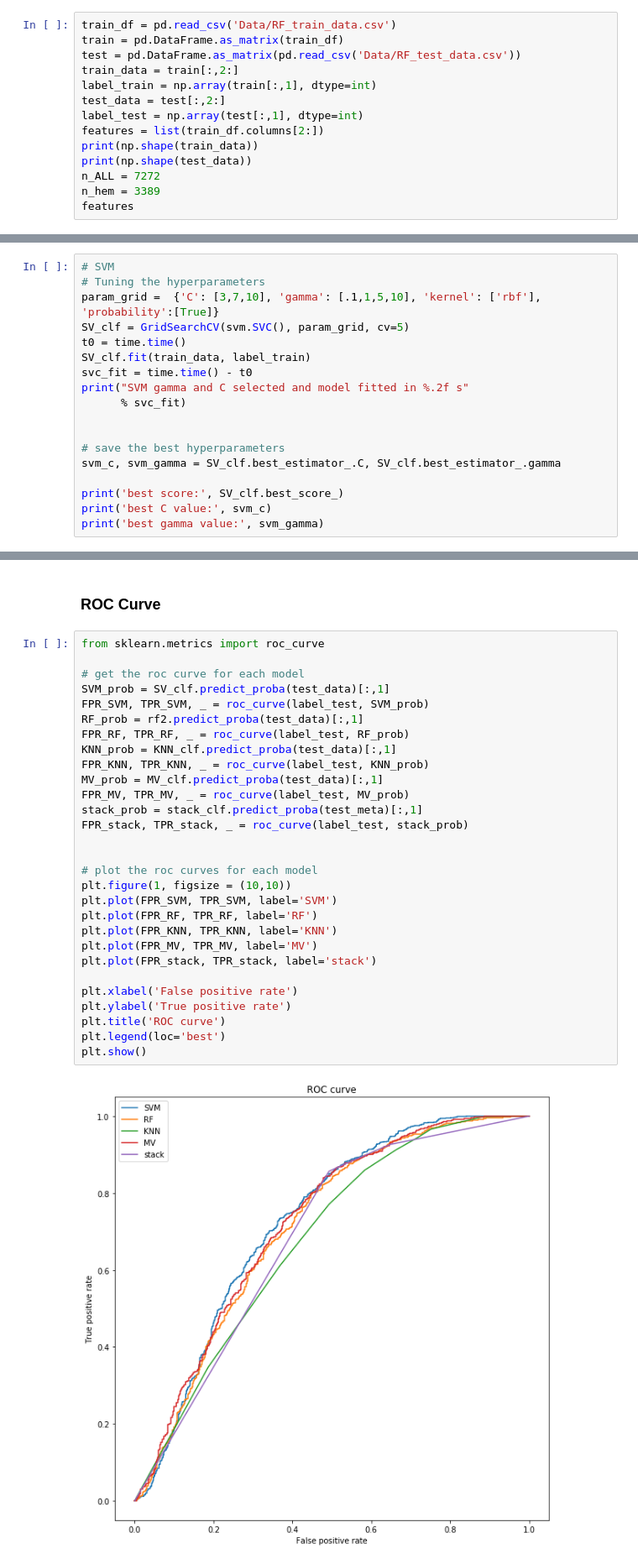
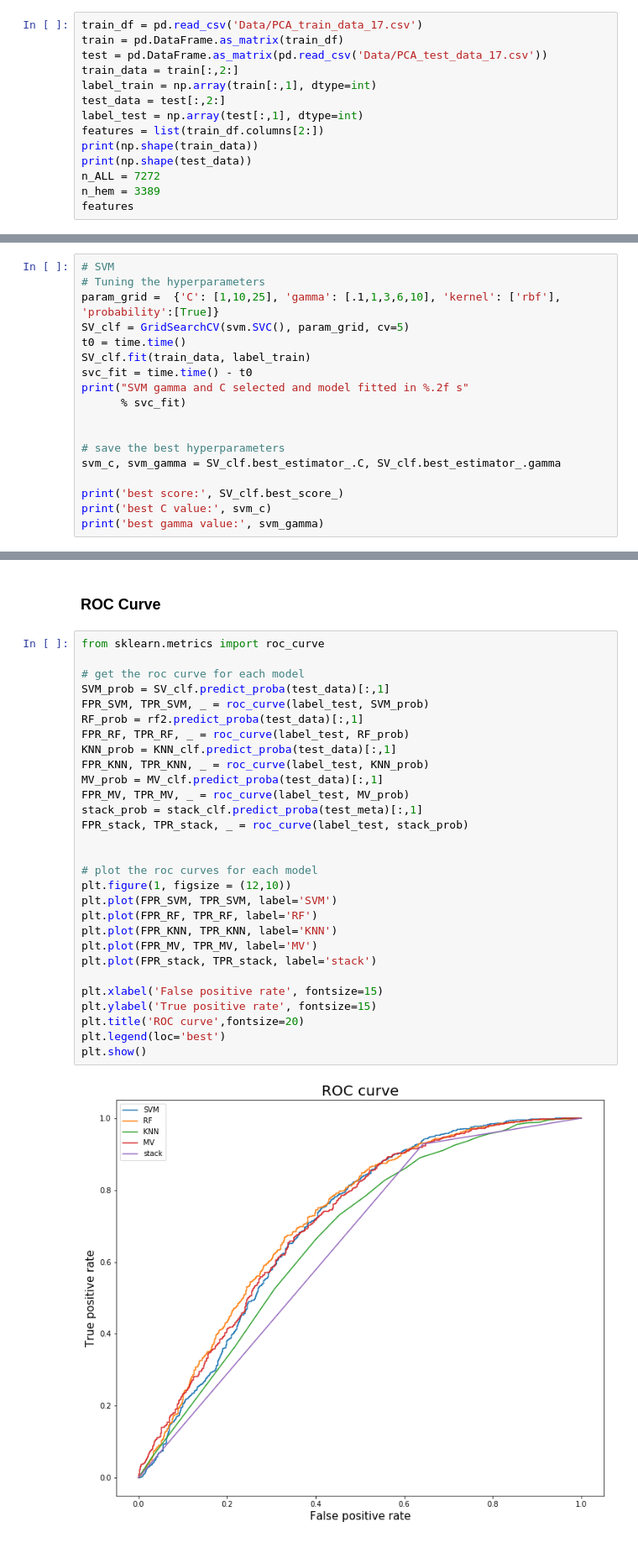
Before and after one commit to ansel-z/CX4240-Cancer-Cell-Classfication-Project, a Jupyter notebook: Classification.ipynb, the cells around one changed output, grey strips where cells are left out. Shown: that part at 84% size. Drawn from its saved outputs; the diff is of its cells as text.

Commit message:
figures added

```diff
--- a/Classification.ipynb
+++ b/Classification.ipynb
@@ -42,9 +42,9 @@ from mlens.metrics import make_scorer
 # %% [markdown]
 ## Load data
 # %%
-train_df = pd.read_csv('Data/RF_train_data.csv')
+train_df = pd.read_csv('Data/PCA_train_data_17.csv')
 train = pd.DataFrame.as_matrix(train_df)
-test = pd.DataFrame.as_matrix(pd.read_csv('Data/RF_test_data.csv'))
+test = pd.DataFrame.as_matrix(pd.read_csv('Data/PCA_test_data_17.csv'))
 train_data = train[:,2:]
 label_train = np.array(train[:,1], dtype=int)
 test_data = test[:,2:]
@@ -163,7 +136,7 @@ def plot_grid_search(cv_results, grid_param_1, grid_param_2, name_param_1, name_
 # %%
 # SVM
 # Tuning the hyperparameters
-param_grid =  {'C': [3,7,10], 'gamma': [.1,1,5,10], 'kernel': ['rbf'], 'probability':[True]}
+param_grid =  {'C': [1,10,25], 'gamma': [.1,1,3,6,10], 'kernel': ['rbf'], 'probability':[True]}
 SV_clf = GridSearchCV(svm.SVC(), param_grid, cv=5)
 t0 = time.time()
 SV_clf.fit(train_data, label_train)
@@ -691,34 +675,34 @@ Accuracy:        0.727
 # %%
 from sklearn.metrics import roc_curve
 
 # get the roc curve for each model
 SVM_prob = SV_clf.predict_proba(test_data)[:,1]
 FPR_SVM, TPR_SVM, _ = roc_curve(label_test, SVM_prob)
 RF_prob = rf2.predict_proba(test_data)[:,1]
 FPR_RF, TPR_RF, _ = roc_curve(label_test, RF_prob)
 KNN_prob = KNN_clf.predict_proba(test_data)[:,1]
 FPR_KNN, TPR_KNN, _ = roc_curve(label_test, KNN_prob)
 MV_prob = MV_clf.predict_proba(test_data)[:,1]
 FPR_MV, TPR_MV, _ = roc_curve(label_test, MV_prob)
 stack_prob = stack_clf.predict_proba(test_meta)[:,1]
 FPR_stack, TPR_stack, _ = roc_curve(label_test, stack_prob)
 
 
 # plot the roc curves for each model
-plt.figure(1, figsize = (10,10))
+plt.figure(1, figsize = (12,10))
 plt.plot(FPR_SVM, TPR_SVM, label='SVM')
 plt.plot(FPR_RF, TPR_RF, label='RF')
 plt.plot(FPR_KNN, TPR_KNN, label='KNN')
 plt.plot(FPR_MV, TPR_MV, label='MV')
 plt.plot(FPR_stack, TPR_stack, label='stack')
 
-plt.xlabel('False positive rate')
-plt.ylabel('True positive rate')
-plt.title('ROC curve')
+plt.xlabel('False positive rate', fontsize=15)
+plt.ylabel('True positive rate', fontsize=15)
+plt.title('ROC curve',fontsize=20)
 plt.legend(loc='best')
 plt.show()
 # %% [output]
-[figure, old version]
+[figure, new version]
 # %%
 # Plot accuracies
 
```
Also changed, not shown: parts of 13 cells of this notebook, 9 other files.
